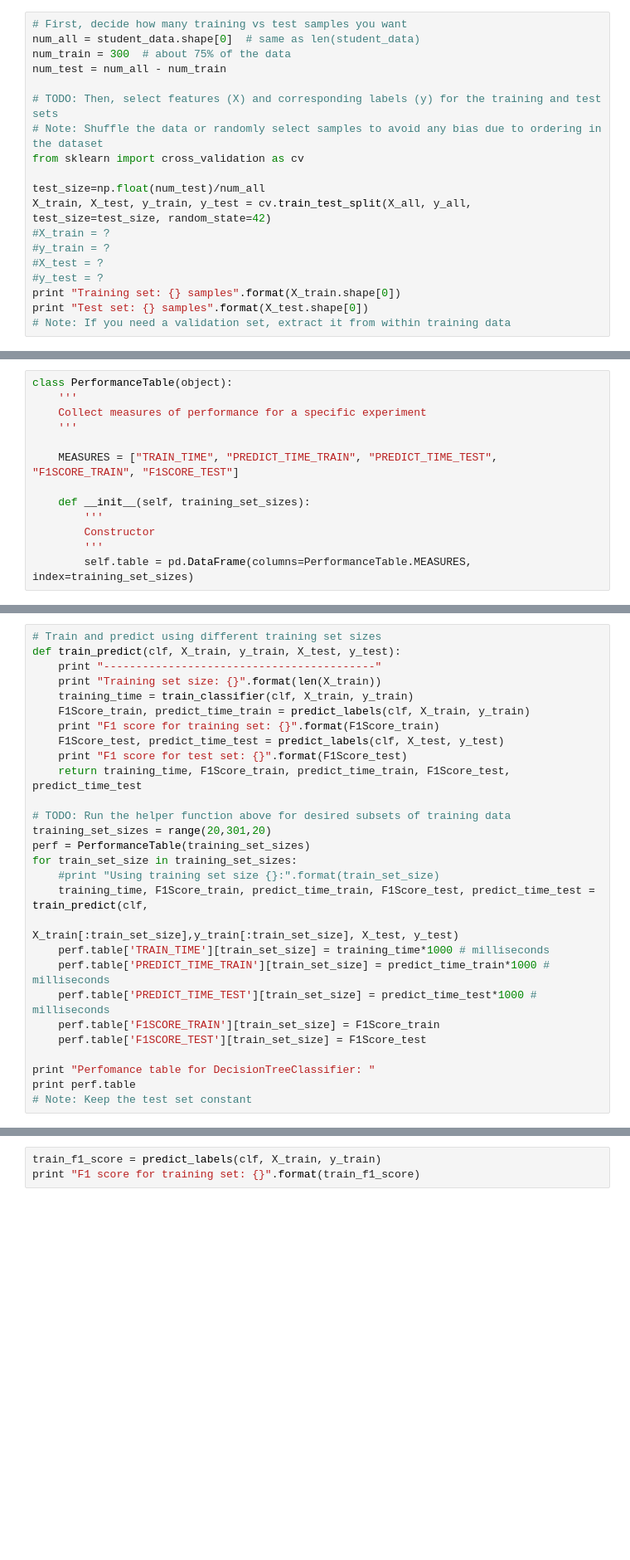
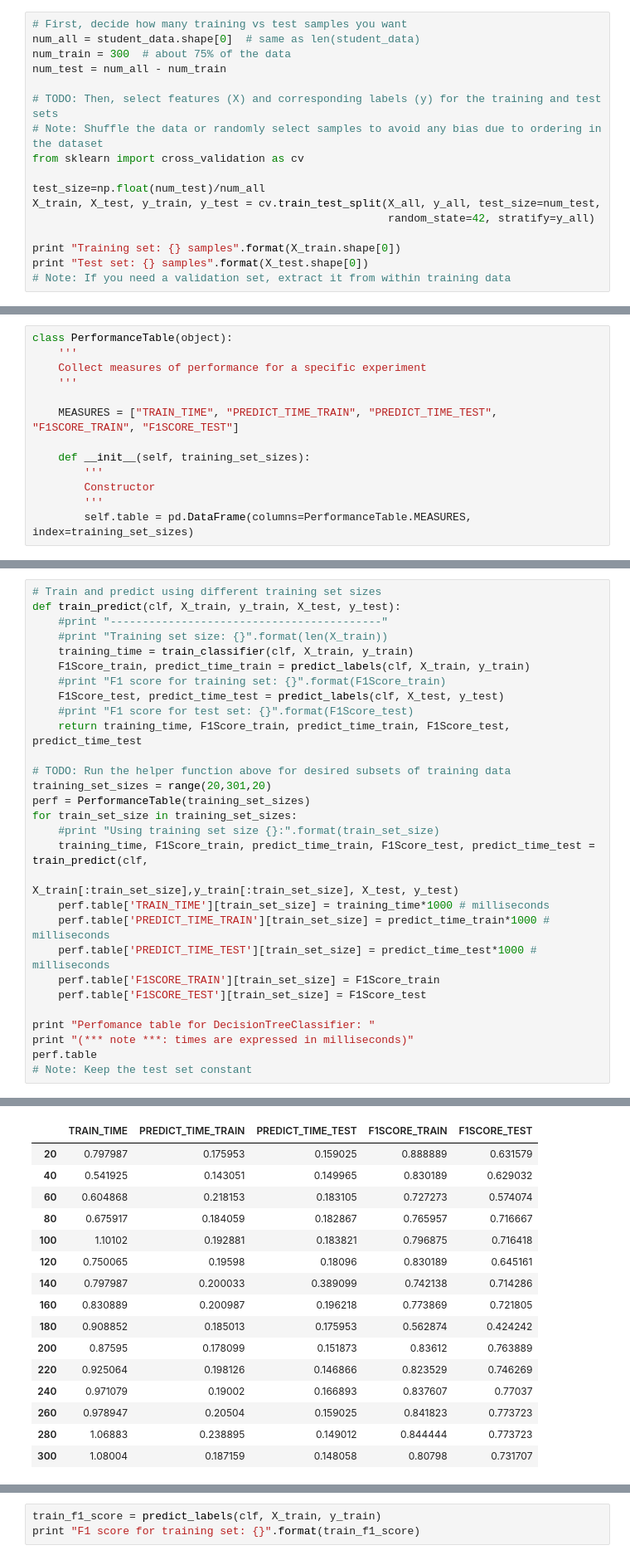
Before and after one commit to antoniodeblasi/MLND, a Jupyter notebook: projects/StudentIntervention/student_intervention.ipynb, the cells around one changed output, grey strips where cells are left out. Shown: that part at 83% size. Saved outputs shown, nothing was run; the diff lists cells and outputs as text; blank space fills up the shorter version.

```diff
--- a/projects/StudentIntervention/student_intervention.ipynb
+++ b/projects/StudentIntervention/student_intervention.ipynb
@@ -274,11 +274,9 @@ num_test = num_all - num_train
 from sklearn import cross_validation as cv
 
 test_size=np.float(num_test)/num_all
-X_train, X_test, y_train, y_test = cv.train_test_split(X_all, y_all, test_size=test_size, random_state=42)
-#X_train = ?
-#y_train = ?
-#X_test = ?
-#y_test = ?
+X_train, X_test, y_train, y_test = cv.train_test_split(X_all, y_all, test_size=num_test,
+                                                       random_state=42, stratify=y_all)
+
 print "Training set: {} samples".format(X_train.shape[0])
 print "Test set: {} samples".format(X_test.shape[0])
 # Note: If you need a validation set, extract it from within training data
@@ -373,13 +353,13 @@ F1 score for test set: (0.82014388489208612, 0.0002460479736328125)
 # %%
 # Train and predict using different training set sizes
 def train_predict(clf, X_train, y_train, X_test, y_test):
-    print "------------------------------------------"
-    print "Training set size: {}".format(len(X_train))
+    #print "------------------------------------------"
+    #print "Training set size: {}".format(len(X_train))
     training_time = train_classifier(clf, X_train, y_train)
     F1Score_train, predict_time_train = predict_labels(clf, X_train, y_train)
-    print "F1 score for training set: {}".format(F1Score_train)
+    #print "F1 score for training set: {}".format(F1Score_train)
     F1Score_test, predict_time_test = predict_labels(clf, X_test, y_test)
-    print "F1 score for test set: {}".format(F1Score_test)
+    #print "F1 score for test set: {}".format(F1Score_test)
     return training_time, F1Score_train, predict_time_train, F1Score_test, predict_time_test
 
 # TODO: Run the helper function above for desired subsets of training data
@@ -396,6 +376,7 @@ for train_set_size in training_set_sizes:
     perf.table['F1SCORE_TEST'][train_set_size] = F1Score_test
 
 print "Perfomance table for DecisionTreeClassifier: "
-print perf.table
+print "(*** note ***: times are expressed in milliseconds)"
+perf.table
 # Note: Keep the test set constant
 # %% [output]
@@ -419,3 +385,19 @@ Prediction time (secs): 0.000
+|  | TRAIN_TIME | PREDICT_TIME_TRAIN | PREDICT_TIME_TEST | F1SCORE_TRAIN | F1SCORE_TEST |
+| 20 | 0.797987 | 0.175953 | 0.159025 | 0.888889 | 0.631579 |
+| 40 | 0.541925 | 0.143051 | 0.149965 | 0.830189 | 0.629032 |
+| 60 | 0.604868 | 0.218153 | 0.183105 | 0.727273 | 0.574074 |
+| 80 | 0.675917 | 0.184059 | 0.182867 | 0.765957 | 0.716667 |
+| 100 | 1.10102 | 0.192881 | 0.183821 | 0.796875 | 0.716418 |
+| 120 | 0.750065 | 0.19598 | 0.18096 | 0.830189 | 0.645161 |
+| 140 | 0.797987 | 0.200033 | 0.389099 | 0.742138 | 0.714286 |
+| 160 | 0.830889 | 0.200987 | 0.196218 | 0.773869 | 0.721805 |
+| 180 | 0.908852 | 0.185013 | 0.175953 | 0.562874 | 0.424242 |
+| 200 | 0.87595 | 0.178099 | 0.151873 | 0.83612 | 0.763889 |
+| 220 | 0.925064 | 0.198126 | 0.146866 | 0.823529 | 0.746269 |
+| 240 | 0.971079 | 0.19002 | 0.166893 | 0.837607 | 0.77037 |
+| 260 | 0.978947 | 0.20504 | 0.159025 | 0.841823 | 0.773723 |
+| 280 | 1.06883 | 0.238895 | 0.149012 | 0.844444 | 0.773723 |
+| 300 | 1.08004 | 0.187159 | 0.148058 | 0.80798 | 0.731707 |
 # %%
 # TODO: Train and predict using two other models
 
```
Also changed, not shown: parts of 5 cells of this notebook.
